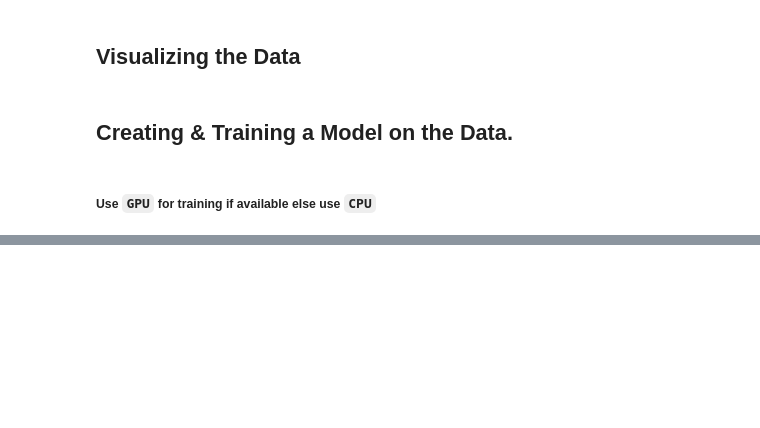
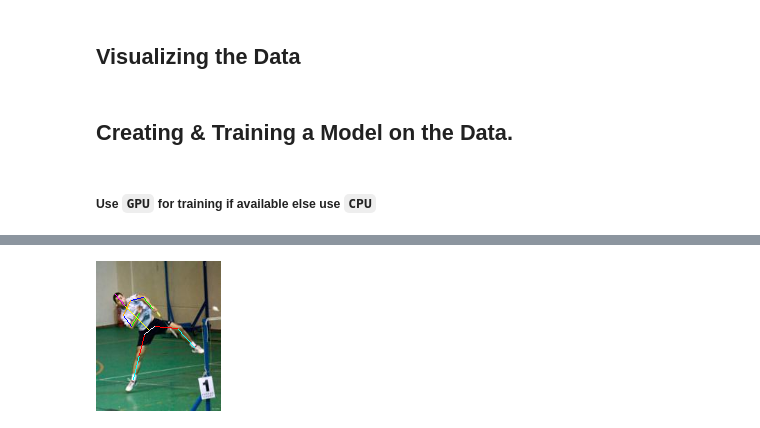
Before and after one commit to Its-Shivanshu-Sharma/HumanPoseDetection, a Jupyter notebook: HumanPoseDetection.ipynb, the cells around one changed output, grey strips where cells are left out. Cells and saved outputs as stored; diff of their text form; code cells hidden in the pictures; blank space fills up the shorter version.

```diff
--- a/HumanPoseDetection.ipynb
+++ b/HumanPoseDetection.ipynb
@@ -481,0 +552,5 @@ from torch.optim import Adam
+# %%
+img, pts = datasets["val"][7]
+annotate_image(img, pts, joints_map, joints_relations)
+# %% [output]
+[figure, added]
```
Also changed, not shown: parts of 24 cells of this notebook.
